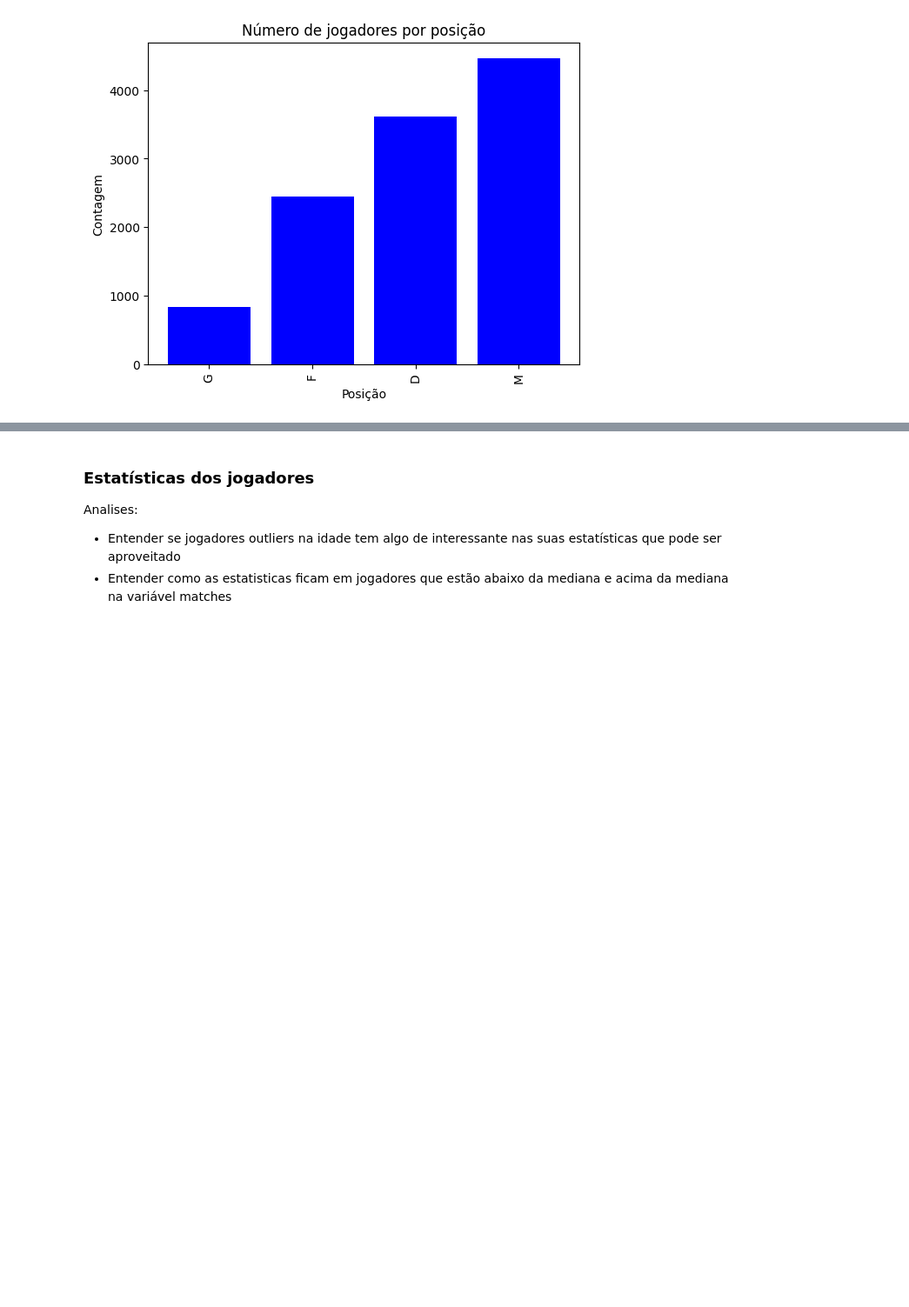
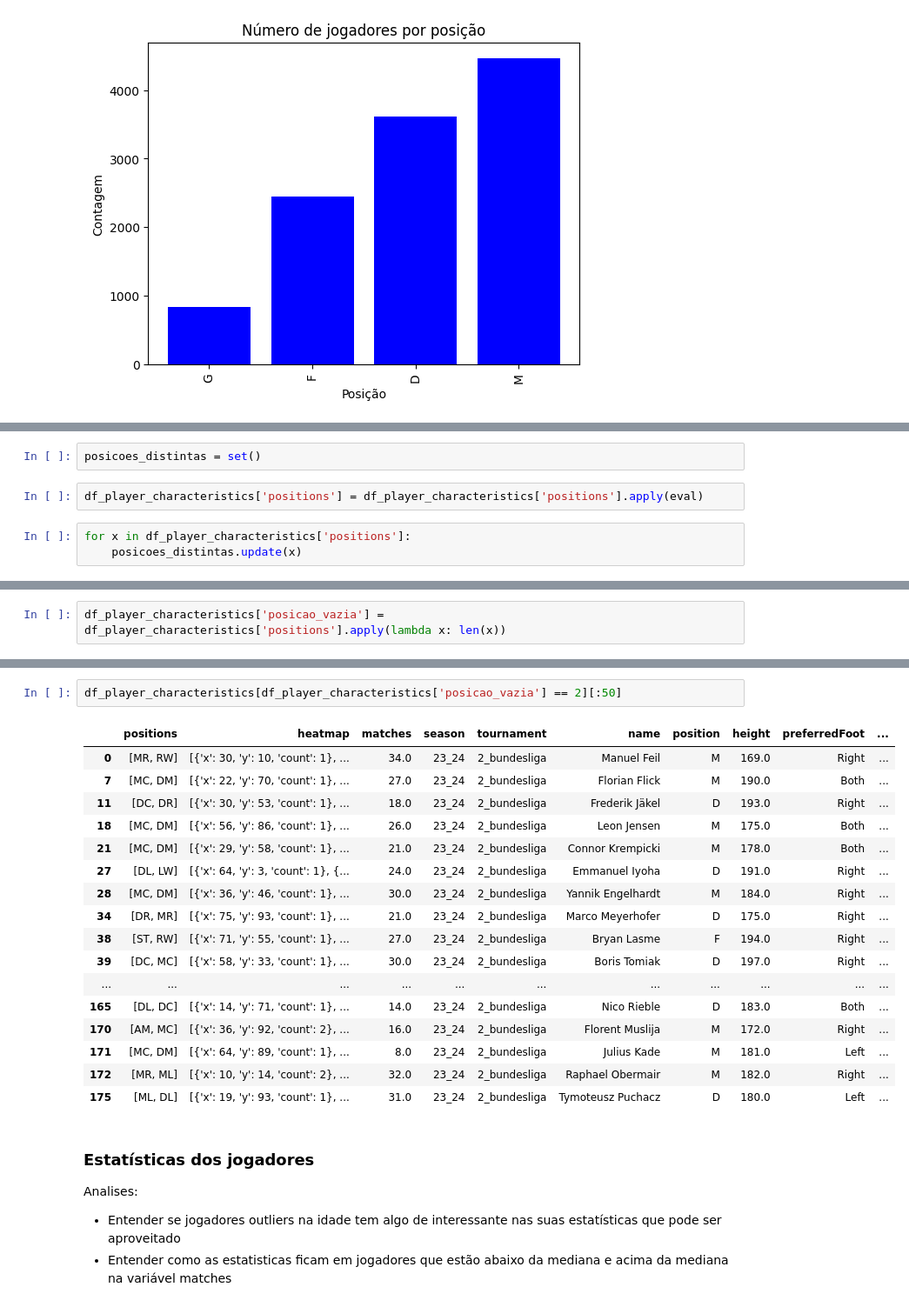
Before and after one commit to Yaak3/TCC2, a Jupyter notebook: Notebooks/analysis.ipynb, the cells around one changed output, grey strips where cells are left out. Shown at 87% size. Saved outputs shown, nothing was run; the diff lists cells and outputs as text; blank space fills up the shorter version.

```diff
--- a/Notebooks/analysis.ipynb
+++ b/Notebooks/analysis.ipynb
@@ -825,0 +897,7 @@ generic_bar_graph(categories=position_grouped_data['position'], values=position_
+# %%
+posicoes_distintas = set()
+# %%
+df_player_characteristics['positions'] = df_player_characteristics['positions'].apply(eval)
+# %%
+for x in df_player_characteristics['positions']:
+    posicoes_distintas.update(x)
@@ -825,0 +908,2 @@ generic_bar_graph(categories=position_grouped_data['position'], values=position_
+# %%
+df_player_characteristics['posicao_vazia'] = df_player_characteristics['positions'].apply(lambda x: len(x))
@@ -826,3 +922,23 @@ generic_bar_graph(categories=position_grouped_data['position'], values=position_
+# %%
+df_player_characteristics[df_player_characteristics['posicao_vazia'] == 2][:50]
+# %% [output]
+|  | positions | heatmap | matches | season | tournament | name | position | height | preferredFoot | ... |
+| 0 | [MR, RW] | [{'x': 30, 'y': 10, 'count': 1}, ... | 34.0 | 23_24 | 2_bundesliga | Manuel Feil | M | 169.0 | Right | ... |
+| 7 | [MC, DM] | [{'x': 22, 'y': 70, 'count': 1}, ... | 27.0 | 23_24 | 2_bundesliga | Florian Flick | M | 190.0 | Both | ... |
+| 11 | [DC, DR] | [{'x': 30, 'y': 53, 'count': 1}, ... | 18.0 | 23_24 | 2_bundesliga | Frederik Jäkel | D | 193.0 | Right | ... |
+| 18 | [MC, DM] | [{'x': 56, 'y': 86, 'count': 1}, ... | 26.0 | 23_24 | 2_bundesliga | Leon Jensen | M | 175.0 | Both | ... |
+| 21 | [MC, DM] | [{'x': 29, 'y': 58, 'count': 1}, ... | 21.0 | 23_24 | 2_bundesliga | Connor Krempicki | M | 178.0 | Both | ... |
+| 27 | [DL, LW] | [{'x': 64, 'y': 3, 'count': 1}, {... | 24.0 | 23_24 | 2_bundesliga | Emmanuel Iyoha | D | 191.0 | Right | ... |
+| 28 | [MC, DM] | [{'x': 36, 'y': 46, 'count': 1}, ... | 30.0 | 23_24 | 2_bundesliga | Yannik Engelhardt | M | 184.0 | Right | ... |
+| 34 | [DR, MR] | [{'x': 75, 'y': 93, 'count': 1}, ... | 21.0 | 23_24 | 2_bundesliga | Marco Meyerhofer | D | 175.0 | Right | ... |
+| 38 | [ST, RW] | [{'x': 71, 'y': 55, 'count': 1}, ... | 27.0 | 23_24 | 2_bundesliga | Bryan Lasme | F | 194.0 | Right | ... |
+| 39 | [DC, MC] | [{'x': 58, 'y': 33, 'count': 1}, ... | 30.0 | 23_24 | 2_bundesliga | Boris Tomiak | D | 197.0 | Right | ... |
+| ... | ... | ... | ... | ... | ... | ... | ... | ... | ... | ... |
+| 165 | [DL, DC] | [{'x': 14, 'y': 71, 'count': 1}, ... | 14.0 | 23_24 | 2_bundesliga | Nico Rieble | D | 183.0 | Both | ... |
+| 170 | [AM, MC] | [{'x': 36, 'y': 92, 'count': 2}, ... | 16.0 | 23_24 | 2_bundesliga | Florent Muslija | M | 172.0 | Right | ... |
+| 171 | [MC, DM] | [{'x': 64, 'y': 89, 'count': 1}, ... | 8.0 | 23_24 | 2_bundesliga | Julius Kade | M | 181.0 | Left | ... |
+| 172 | [MR, ML] | [{'x': 10, 'y': 14, 'count': 2}, ... | 32.0 | 23_24 | 2_bundesliga | Raphael Obermair | M | 182.0 | Right | ... |
+| 175 | [ML, DL] | [{'x': 19, 'y': 93, 'count': 1}, ... | 31.0 | 23_24 | 2_bundesliga | Tymoteusz Puchacz | D | 180.0 | Left | ... |
 # %% [markdown]
 ### Estatísticas dos jogadores
 
```
Also changed, not shown: parts of 13 cells of this notebook.
